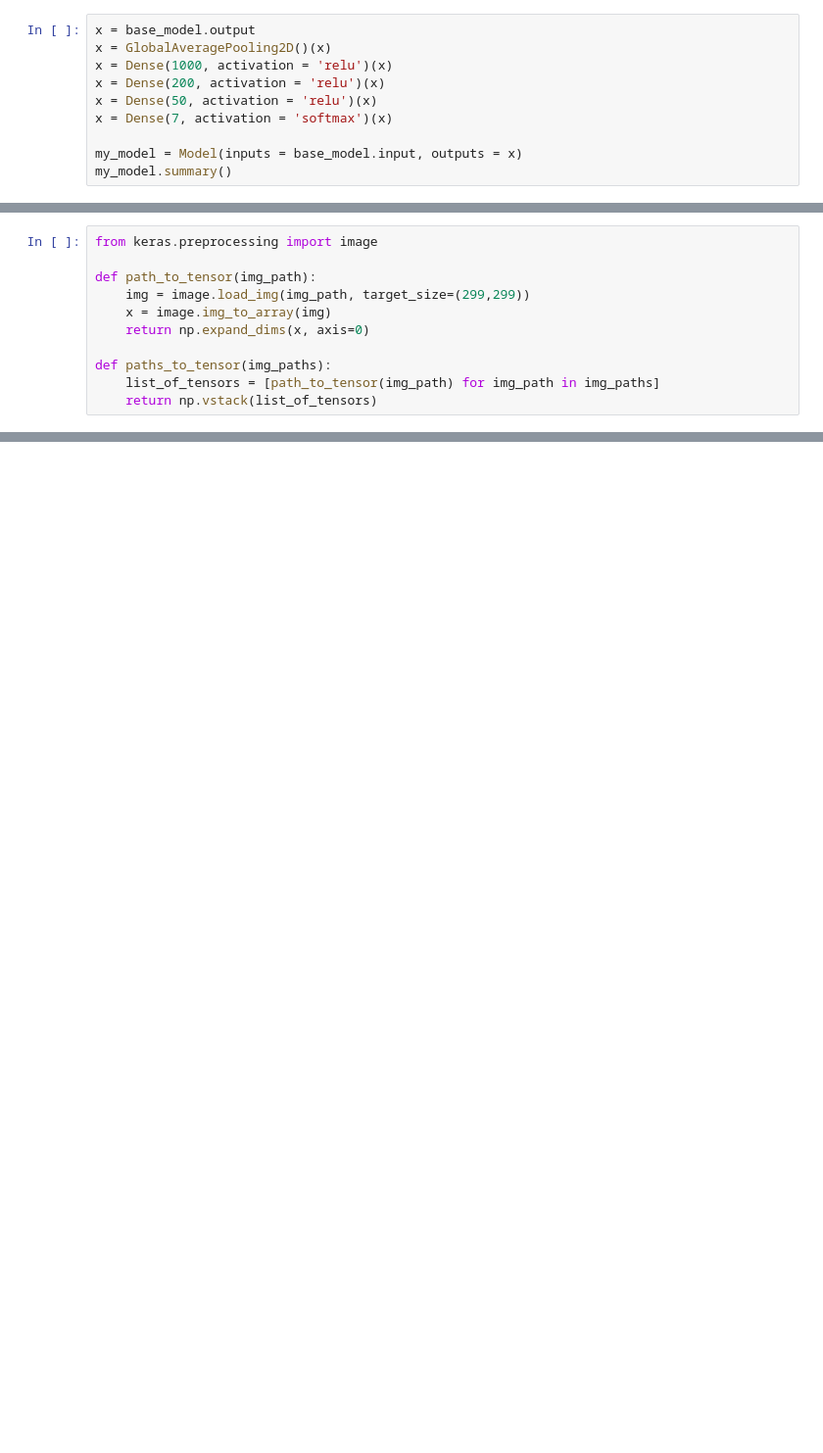
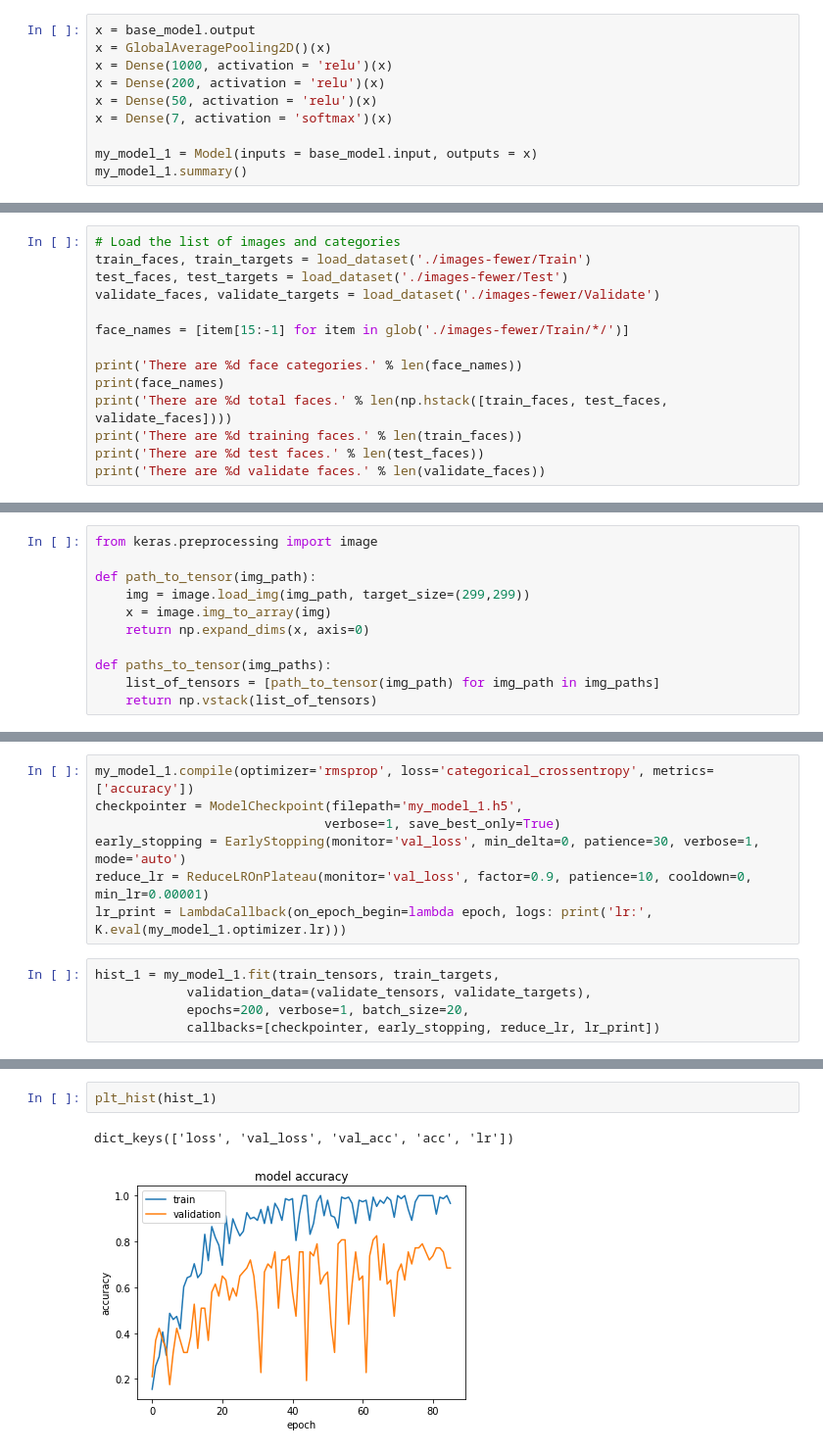
Before and after one commit to lxwvictor/Face-Recognition-Against-My-Photo-Library, a Jupyter notebook: Face Recognition against My Photo Library.ipynb, the cells around one changed output, grey strips where cells are left out. Shown at 98% size. Drawn from its saved outputs; the diff is of its cells as text; blank space fills up the shorter version.

Commit message:
2nd model with more training data has almost 90% accuracy.

```diff
--- a/Face Recognition against My Photo Library.ipynb
+++ b/Face Recognition against My Photo Library.ipynb
@@ -280,8 +257,8 @@ x = Dense(200, activation = 'relu')(x)
 x = Dense(50, activation = 'relu')(x)
 x = Dense(7, activation = 'softmax')(x)
 
-my_model = Model(inputs = base_model.input, outputs = x)
-my_model.summary()
+my_model_1 = Model(inputs = base_model.input, outputs = x)
+my_model_1.summary()
 # %% [output]
 ____________________________________________________________________________________________________
 Layer (type)                     Output Shape          Param #     Connected to
@@ -300,3 +277,17 @@ Total params: 24,062,391
 Trainable params: 2,259,607
 Non-trainable params: 21,802,784
 ____________________________________________________________________________________________________
+# %%
+# Load the list of images and categories
+train_faces, train_targets = load_dataset('./images-fewer/Train')
+test_faces, test_targets = load_dataset('./images-fewer/Test')
+validate_faces, validate_targets = load_dataset('./images-fewer/Validate')
+
+face_names = [item[15:-1] for item in glob('./images-fewer/Train/*/')]
+
+print('There are %d face categories.' % len(face_names))
+print(face_names)
+print('There are %d total faces.' % len(np.hstack([train_faces, test_faces, validate_faces])))
+print('There are %d training faces.' % len(train_faces))
+print('There are %d test faces.' % len(test_faces))
+print('There are %d validate faces.' % len(validate_faces))
@@ -313,0 +324,12 @@ def paths_to_tensor(img_paths):
+# %%
+my_model_1.compile(optimizer='rmsprop', loss='categorical_crossentropy', metrics=['accuracy'])
+checkpointer = ModelCheckpoint(filepath='my_model_1.h5',
+                              verbose=1, save_best_only=True)
+early_stopping = EarlyStopping(monitor='val_loss', min_delta=0, patience=30, verbose=1, mode='auto')
+reduce_lr = ReduceLROnPlateau(monitor='val_loss', factor=0.9, patience=10, cooldown=0, min_lr=0.00001)
+lr_print = LambdaCallback(on_epoch_begin=lambda epoch, logs: print('lr:', K.eval(my_model_1.optimizer.lr)))
+# %%
+hist_1 = my_model_1.fit(train_tensors, train_targets,
+            validation_data=(validate_tensors, validate_targets),
+            epochs=200, verbose=1, batch_size=20,
+            callbacks=[checkpointer, early_stopping, reduce_lr, lr_print])
@@ -313,0 +375,5 @@ def paths_to_tensor(img_paths):
+# %%
+plt_hist(hist_1)
+# %% [output]
+dict_keys(['loss', 'val_loss', 'val_acc', 'acc', 'lr'])
+[figure, added]
```
Also changed, not shown: parts of 28 cells of this notebook, 1 other file.
